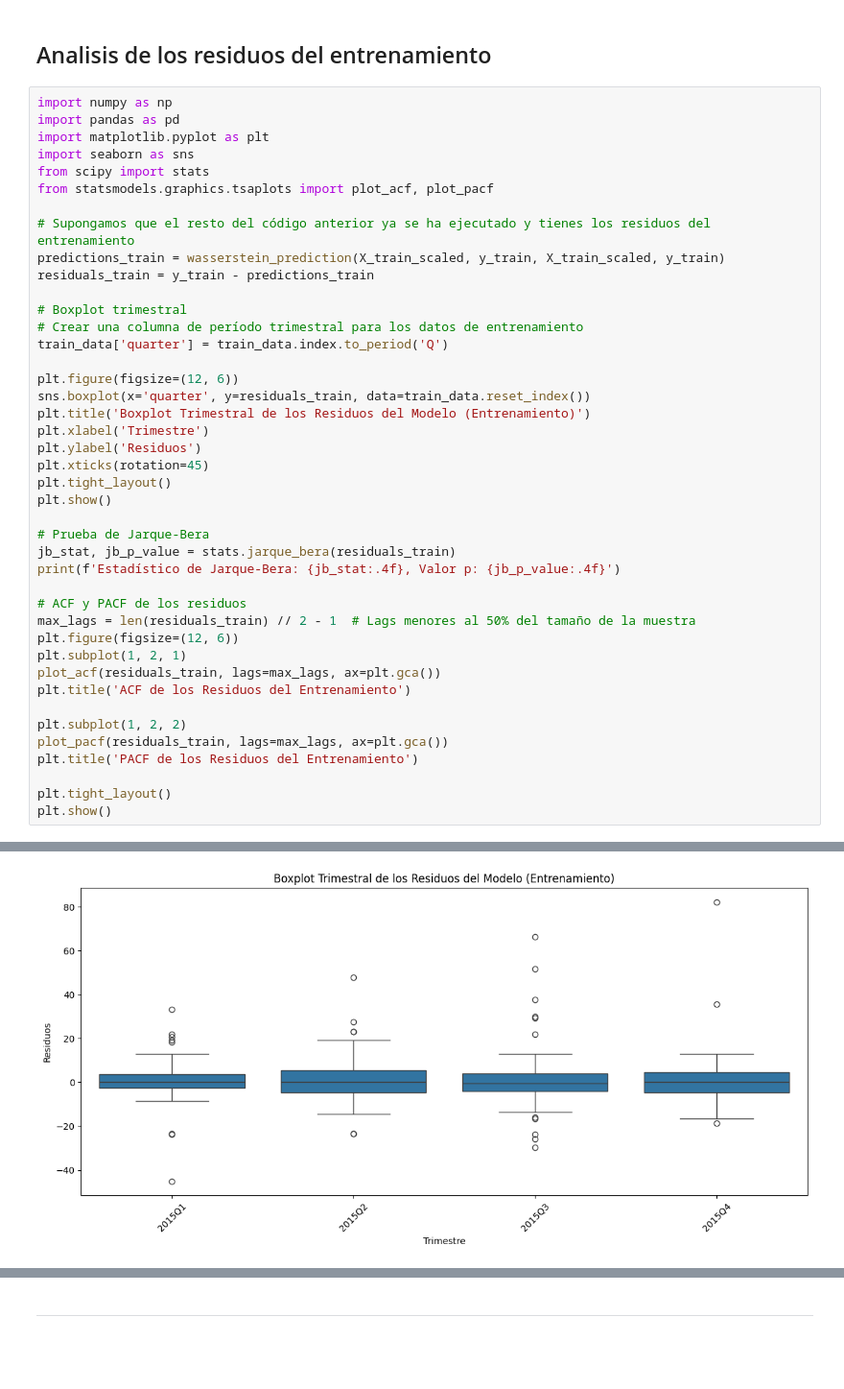
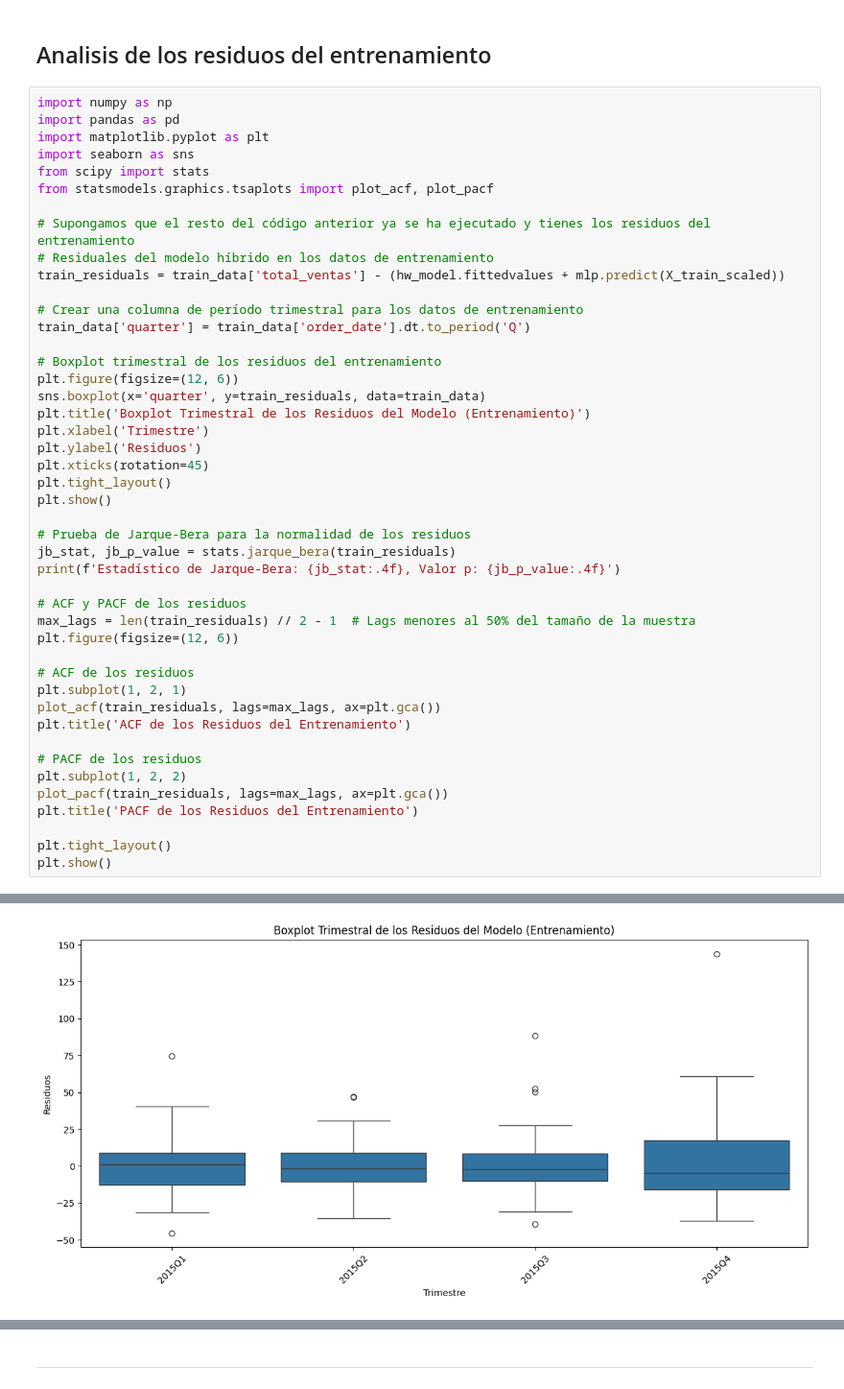
Before and after one commit to davidlizcanom16/lizcanollerenaproyectofinal, a Jupyter notebook: _sources/notebooks.ipynb, the cells around one changed output, grey strips where cells are left out. Shown at 96% size. Saved outputs shown, nothing was run; the diff lists cells and outputs as text; blank space fills up the shorter version.

```diff
--- a/_sources/notebooks.ipynb
+++ b/_sources/notebooks.ipynb
@@ -2130,15 +2394,15 @@ from scipy import stats
 from statsmodels.graphics.tsaplots import plot_acf, plot_pacf
 
 # Supongamos que el resto del código anterior ya se ha ejecutado y tienes los residuos del entrenamiento
-predictions_train = wasserstein_prediction(X_train_scaled, y_train, X_train_scaled, y_train)
-residuals_train = y_train - predictions_train
+# Residuales del modelo híbrido en los datos de entrenamiento
+train_residuals = train_data['total_ventas'] - (hw_model.fittedvalues + mlp.predict(X_train_scaled))
 
-# Boxplot trimestral
 # Crear una columna de período trimestral para los datos de entrenamiento
-train_data['quarter'] = train_data.index.to_period('Q')
+train_data['quarter'] = train_data['order_date'].dt.to_period('Q')
 
+# Boxplot trimestral de los residuos del entrenamiento
 plt.figure(figsize=(12, 6))
-sns.boxplot(x='quarter', y=residuals_train, data=train_data.reset_index())
+sns.boxplot(x='quarter', y=train_residuals, data=train_data)
 plt.title('Boxplot Trimestral de los Residuos del Modelo (Entrenamiento)')
 plt.xlabel('Trimestre')
 plt.ylabel('Residuos')
@@ -2146,19 +2410,22 @@ plt.xticks(rotation=45)
 plt.tight_layout()
 plt.show()
 
-# Prueba de Jarque-Bera
-jb_stat, jb_p_value = stats.jarque_bera(residuals_train)
+# Prueba de Jarque-Bera para la normalidad de los residuos
+jb_stat, jb_p_value = stats.jarque_bera(train_residuals)
 print(f'Estadístico de Jarque-Bera: {jb_stat:.4f}, Valor p: {jb_p_value:.4f}')
 
 # ACF y PACF de los residuos
-max_lags = len(residuals_train) // 2 - 1  # Lags menores al 50% del tamaño de la muestra
+max_lags = len(train_residuals) // 2 - 1  # Lags menores al 50% del tamaño de la muestra
 plt.figure(figsize=(12, 6))
+
+# ACF de los residuos
 plt.subplot(1, 2, 1)
-plot_acf(residuals_train, lags=max_lags, ax=plt.gca())
+plot_acf(train_residuals, lags=max_lags, ax=plt.gca())
 plt.title('ACF de los Residuos del Entrenamiento')
 
+# PACF de los residuos
 plt.subplot(1, 2, 2)
-plot_pacf(residuals_train, lags=max_lags, ax=plt.gca())
+plot_pacf(train_residuals, lags=max_lags, ax=plt.gca())
 plt.title('PACF de los Residuos del Entrenamiento')
 
 plt.tight_layout()
@@ -2172 +2439 @@ See the caveats in the documentation: https://pandas.pydata.org/pandas-docs/stab
-[figure, old version]
+[figure, new version]
```
Also changed, not shown: parts of 20 cells of this notebook, 15 other files.
